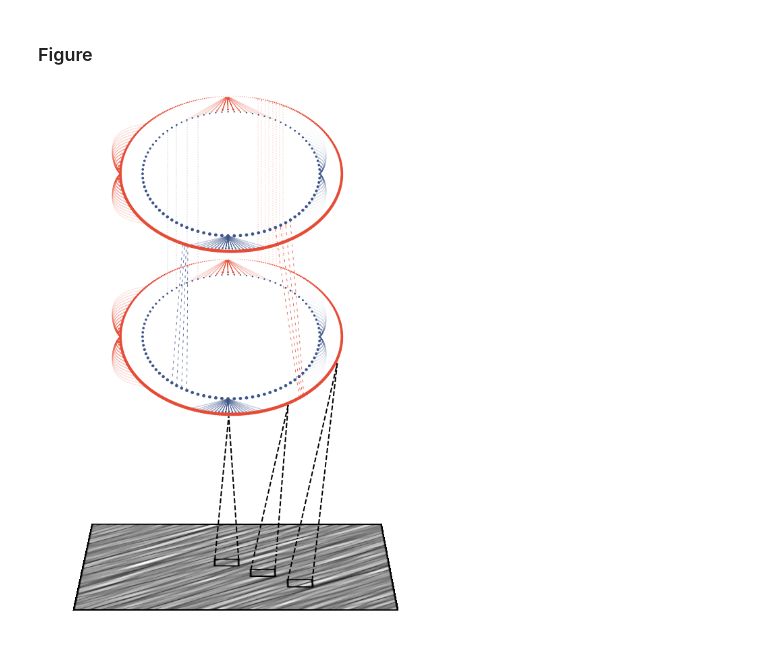
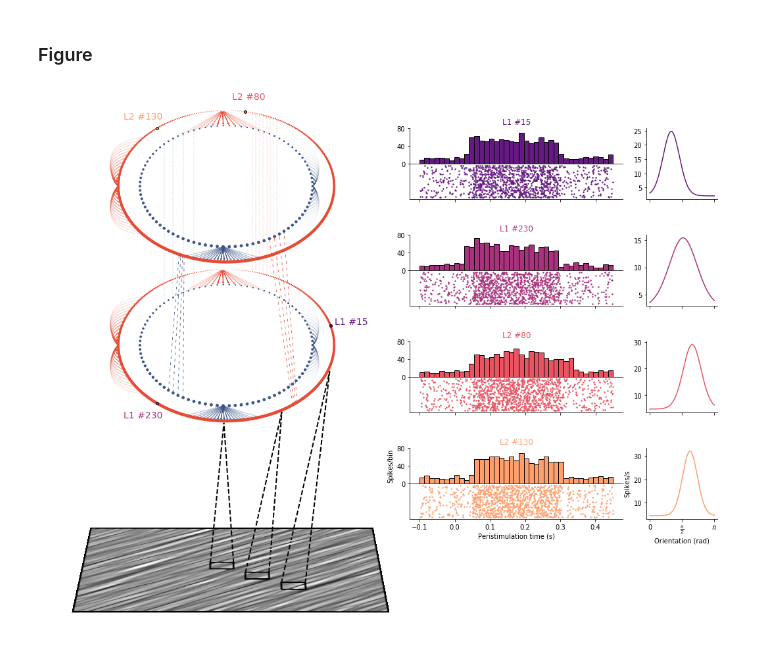
Before and after one commit to hugoladret/submissionJHEPC20, a Jupyter notebook: figure.ipynb, the cells around one changed output. Saved outputs shown, nothing was run; the diff lists cells and outputs as text; code cells hidden in the pictures.

```diff
--- a/figure.ipynb
+++ b/figure.ipynb
@@ -46,5 +40,9 @@ i_color = r'#3C5488'  # inhibitory color
 s_mult = 8 # size gain, relative to node coordinate
 ring_spacing = 2. # spacing between the two rings
 
-save = False # save the files ?
+plot_idxs = [15, 230, 80, 130] # indices for the neurons to plot
+pops = ['L1', 'L1', 'L2', 'L2'] # population to which the idxs belong
+cmap = plt.cm.magma(np.linspace(.3, .8, len(plot_idxs))) # color of the neurons
+
+save = True # save the files ?
 dpi = 250 # saving dpi
@@ -53,6 +53,8 @@ rad = lambda n, rad : np.array([rad * np.cos(np.arange(0,n) * 2 * np.pi / n),
                                 rad * np.sin(np.arange(0,n) * 2 * np.pi / n)])
 e_xs, e_ys = rad(n_e, e_radius)
 i_xs, i_ys = rad(n_i, i_radius)
+lab_xs, lab_ys = rad(n_e, e_radius + .2 * e_radius)
+extra_ys = np.linspace(.8, .35, len(plot_idxs))
 # %% [markdown]
 ### MotionClouds texture generation
 # %%
@@ -172,9 +200,7 @@ ax.scatter(e_xs, e_ys+2.1, c=e_color,
 ax.scatter(i_xs, i_ys+2.1, c=i_color,
            s=s_mult * (-i_ys+np.abs(np.min(e_ys)+ring_spacing)))
 
-
-
-# Recurrent connections
+## Recurrent connections
 # Connect L1 exc-exc nodes
 recurrent_connect(idx=180, n_arrows=40, i0_arrows=5, step_arrows=3, color=e_color,
                   xs=e_xs, ys=e_ys, yfrom_rectif = 0., yto_rectif=0.)
@@ -191,8 +217,7 @@ recurrent_connect(idx=0, n_arrows=20, i0_arrows=1, step_arrows=1, color=i_color,
 recurrent_connect(idx=0, n_arrows=20, i0_arrows=1, step_arrows=1, color=i_color,
                   xs=i_xs, ys=i_ys, yfrom_rectif = 2.1, yto_rectif=2.1)
 
-
-# Heterogeneous connections
+## Heterogeneous connections
 # Connect L1 exc-inh nodes
 layer_connect(idx=92, n_arrows=8, i0_arrows=1, step_arrows=1, color=e_color,
                 xs=e_xs, ys=e_ys, xs2 = i_xs, ys2 = i_ys, mult_connect = .25,
@@ -213,8 +238,7 @@ layer_connect(idx=67, n_arrows=20, i0_arrows=1, step_arrows=2, color=i_color,
                 xs=i_xs, ys=i_ys, xs2 = e_xs, ys2 = e_ys, mult_connect = 4,
                 yfrom_rectif = 2.1, yto_rectif= 2.108)
 
-
-# Feedforward connections
+## Feedforward connections
 # Connect L1 to L2 exc nodes
 forward_connect(idx=70, n_arrows=8, step_arrows=2, color=e_color, lw = .3,
                 xs=e_xs, ys=e_ys, xs2 = e_xs, ys2 = e_ys, mult_connect = 1,
@@ -236,7 +260,6 @@ forward_connect(idx=310, n_arrows=2, step_arrows=1, color=e_color, lw = .8,
                 add_idx = 0, yto_rectif= 2.065)
 
 
-
 # Drawing the texture  ------------------------------------------
 ax2 = plt.subplot(gs[1], projection='3d')
 
@@ -244,7 +267,7 @@ ax2 = plt.subplot(gs[1], projection='3d')
 xx, yy = np.meshgrid(np.arange(0, N_X), np.arange(0, N_Y))
 im = generate_cloud(np.pi/4, np.pi/36, .1, N_X, N_Y, 42)
 
-# Draw the squares directly on the texture to ensure perspective
+# Draw the squares directly on the texture to ensure correct perspective
 s = 20
 wx = 2 # height in x axis
 wy = 5 # width in y axis
@@ -271,32 +294,92 @@ for i0 in range(len(x0s)) :
 # Circle the texture with a black square
 s = N_X - 2
 x0, wx, wy = 0, 2, 4
 im[0:s, 0:wy] = 0
 im[0:wx, 0:s] = 0
 im[0:s, s-2:s+wy] = 0
 im[0+s:s+wx, 0:s+wy] = 0
 
 ax2.contourf(xx, yy, im, levels = 125,  offset=0., cmap='gray', zorder=-1)
 
 
+# Adding the extras axes  ------------------------------------------
+for i0 in range(len(plot_idxs)) :
+    lab_xs, lab_ys = rad(n_e, e_radius + .2 * e_radius)
+    if pops[i0] == 'L2' :
+        lab_ys += 2.1
+        ax.scatter(e_xs[plot_idxs[i0]], e_ys[plot_idxs[i0]]+2.1,
+                   facecolor=cmap[i0], edgecolor = 'k',
+                   s=16.,
+                   zorder=800)
+    else :
+        ax.scatter(e_xs[plot_idxs[i0]], e_ys[plot_idxs[i0]],
+                   facecolor=cmap[i0], edgecolor = 'k',
+                   s=16.,
+                   zorder=800)
 
+    ax.text(lab_xs[plot_idxs[i0]], lab_ys[plot_idxs[i0]], s = '%s #%d' % (pops[i0],plot_idxs[i0]),
+            color = cmap[i0],
+           horizontalalignment = 'center', verticalalignment = 'center',
+           fontsize = 14)
+
+    ## PSTH
+    sup_ax1 = fig.add_axes([.9, extra_ys[i0],.45, .05])
+    rast = gen_raster(seed0 = 2**i0)
+    histo = sup_ax1.hist(np.concatenate(rast),
+                         bins = np.linspace(rast[0].min(), rast[0].max(), 40),
+                        facecolor = cmap[i0],
+                         edgecolor = 'k')
+
+    sup_ax1.set_title('%s #%d' % (pops[i0],plot_idxs[i0]), color = cmap[i0])
+    sup_ax1.set_xticks([])
+    sup_ax1.set_yticks([0, 40, 80])
+    sup_ax1.spines['right'].set_visible(False)
+    sup_ax1.spines['top'].set_visible(False)
+
+    ## Rasterplot
+    sup_ax2 = fig.add_axes([.9,  extra_ys[i0]-.05, .45, .05])
+    for i1, trial in enumerate(rast) :
+        sup_ax2.scatter(trial, np.full_like(trial, i1),
+                        facecolor = cmap[i0], s = 2)
+
+    sup_ax2.set_yticks([])
+    sup_ax2.spines['right'].set_visible(False)
+
+    ## Tuning curve
+    sup_ax3 = fig.add_axes([.9+.5,  extra_ys[i0]-.05,.15, .1])
+    tc = gen_tc(seed = 2**i0)
+    sup_ax3.plot(np.linspace(0, np.pi, 200), tc,
+                color = cmap[i0])
+
+    sup_ax3.set_xticks([0, np.pi/2, np.pi])
+    sup_ax3.set_xticklabels([0, r'$\frac{\pi}{%.0f}$' % 2, r'$\pi$'])
+    sup_ax3.spines['right'].set_visible(False)
+    sup_ax3.spines['top'].set_visible(False)
+
+    if i0 == len(plot_idxs) - 1 :
+        sup_ax1.set_ylabel('Spikes/bin')
+        sup_ax2.set_xlabel('Peristimulation time (s)')
+        sup_ax3.set_ylabel('Spikes/s')
+        sup_ax3.set_xlabel('Orientation (rad)')
+    else :
+        sup_ax2.set_xticklabels([])
+        sup_ax3.set_xticklabels([])
 
 # Setting up the plot  ------------------------------------------
 ax.set_xlim(-1.7, 1.7)
 ax.set_ylim(-1.05, 3.15)
 ax.axis('off')
 
 ax2.set_zlim(-.08, .1)
 ax2.view_init(elev=40, azim=.2)
 ax2.dist = 6.
 ax2.axis('off')
 
-
 plt.subplots_adjust(hspace=.25)
 plt.show()
 
 if save :
     fig.savefig('figure.pdf', format='pdf', bbox_inches='tight', dpi = dpi)
     fig.savefig('figure.png', format='png', bbox_inches='tight', dpi = dpi)
 # %% [output]
-[figure, old version]
+[figure, new version]
```
Also changed, not shown: parts of 6 cells of this notebook, 2 other files.
